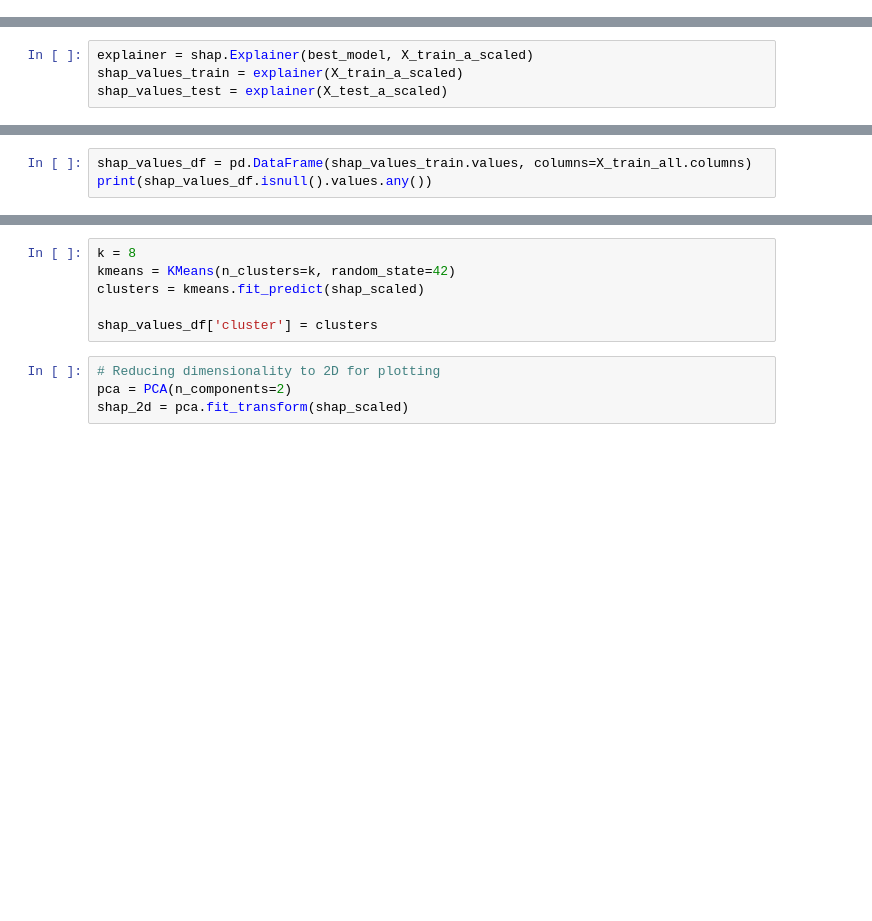
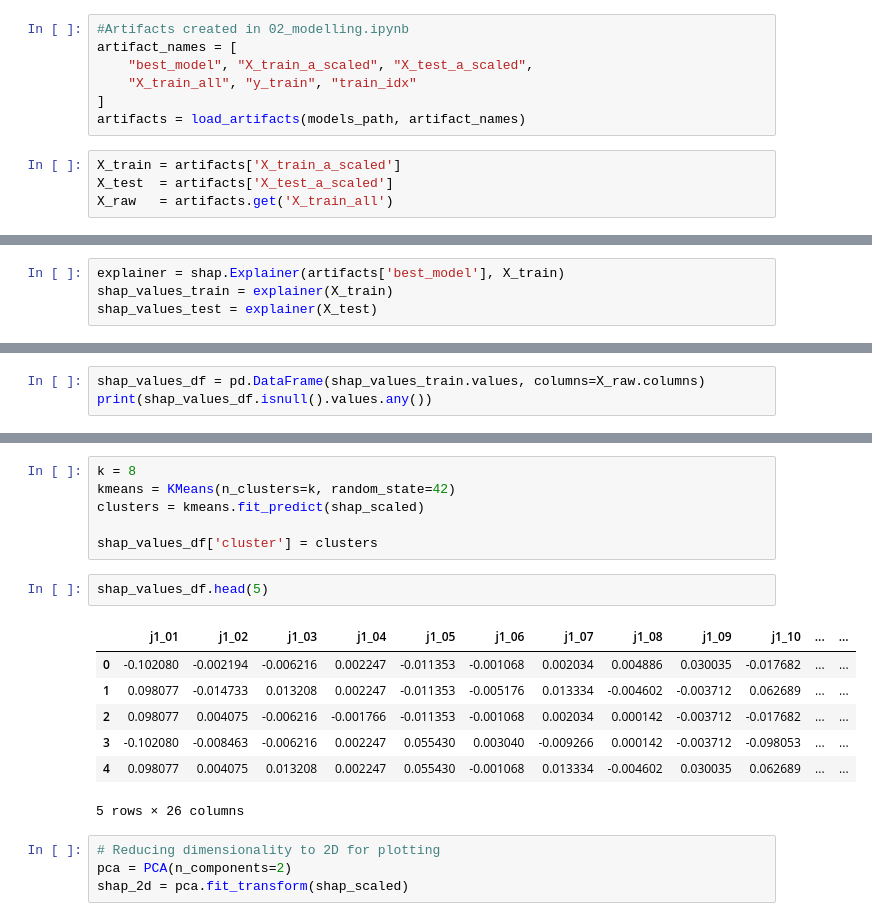
Before and after one commit to MermonGData/job-satisfaction-analysis, a Jupyter notebook: notebooks/03_advanced_analysis.ipynb, the cells around one changed output, grey strips where cells are left out. Cells and saved outputs as stored; diff of their text form; blank space fills up the shorter version.

Commit message:
refactor: consolidate artifact loading and simplify variable names

```diff
--- a/notebooks/03_advanced_analysis.ipynb
+++ b/notebooks/03_advanced_analysis.ipynb
@@ -86,3 +78,14 @@ train_idx = joblib.load(models_path / "train_idx.pkl")
+# %%
+#Artifacts created in 02_modelling.ipynb
+artifact_names = [
+    "best_model", "X_train_a_scaled", "X_test_a_scaled",
+    "X_train_all", "y_train", "train_idx"
+]
+artifacts = load_artifacts(models_path, artifact_names)
+# %%
+X_train = artifacts['X_train_a_scaled']
+X_test  = artifacts['X_test_a_scaled']
+X_raw   = artifacts.get('X_train_all')
 # %%
 likert_predictors = [f"j1_{str(i).zfill(2)}" for i in range(1, 11)]
 likert_predictors += [f"j3_{str(i).zfill(2)}" for i in range(1, 14)]
@@ -94,9 +97,9 @@ likert_predictors += ["m13"]
 # %% [markdown]
 SHAP explainer created for the trained model - SHAP values computed for both training and test sets.
 # %%
-explainer = shap.Explainer(best_model, X_train_a_scaled)
-shap_values_train = explainer(X_train_a_scaled)
-shap_values_test = explainer(X_test_a_scaled)
+explainer = shap.Explainer(artifacts['best_model'], X_train)
+shap_values_train = explainer(X_train)
+shap_values_test = explainer(X_test)
 # %%
 description_lookup = dict(zip(variables_info["Variable"], variables_info["Description"]))
 display_names = [
@@ -194,7 +197,7 @@ display(feature_table)
 # %% [markdown]
 PCA and clustering were performed on the training dataset (960 samples) because it provides a more stable estimate of variance and better representation of the data structure.
 # %%
-shap_values_df = pd.DataFrame(shap_values_train.values, columns=X_train_all.columns)
+shap_values_df = pd.DataFrame(shap_values_train.values, columns=X_raw.columns)
 print(shap_values_df.isnull().values.any())
 # %% [output]
 False
@@ -248,6 +251,16 @@ kmeans = KMeans(n_clusters=k, random_state=42)
 clusters = kmeans.fit_predict(shap_scaled)
 
 shap_values_df['cluster'] = clusters
+# %%
+shap_values_df.head(5)
+# %% [output]
+|  | j1_01 | j1_02 | j1_03 | j1_04 | j1_05 | j1_06 | j1_07 | j1_08 | j1_09 | j1_10 | ... | ... |
+| 0 | -0.102080 | -0.002194 | -0.006216 | 0.002247 | -0.011353 | -0.001068 | 0.002034 | 0.004886 | 0.030035 | -0.017682 | ... | ... |
+| 1 | 0.098077 | -0.014733 | 0.013208 | 0.002247 | -0.011353 | -0.005176 | 0.013334 | -0.004602 | -0.003712 | 0.062689 | ... | ... |
+| 2 | 0.098077 | 0.004075 | -0.006216 | -0.001766 | -0.011353 | -0.001068 | 0.002034 | 0.000142 | -0.003712 | -0.017682 | ... | ... |
+| 3 | -0.102080 | -0.008463 | -0.006216 | 0.002247 | 0.055430 | 0.003040 | -0.009266 | 0.000142 | -0.003712 | -0.098053 | ... | ... |
+| 4 | 0.098077 | 0.004075 | 0.013208 | 0.002247 | 0.055430 | -0.001068 | 0.013334 | -0.004602 | 0.030035 | 0.062689 | ... | ... |
+5 rows × 26 columns
 # %%
 # Reducing dimensionality to 2D for plotting
 pca = PCA(n_components=2)
```
Also changed, not shown: parts of 8 cells of this notebook.
